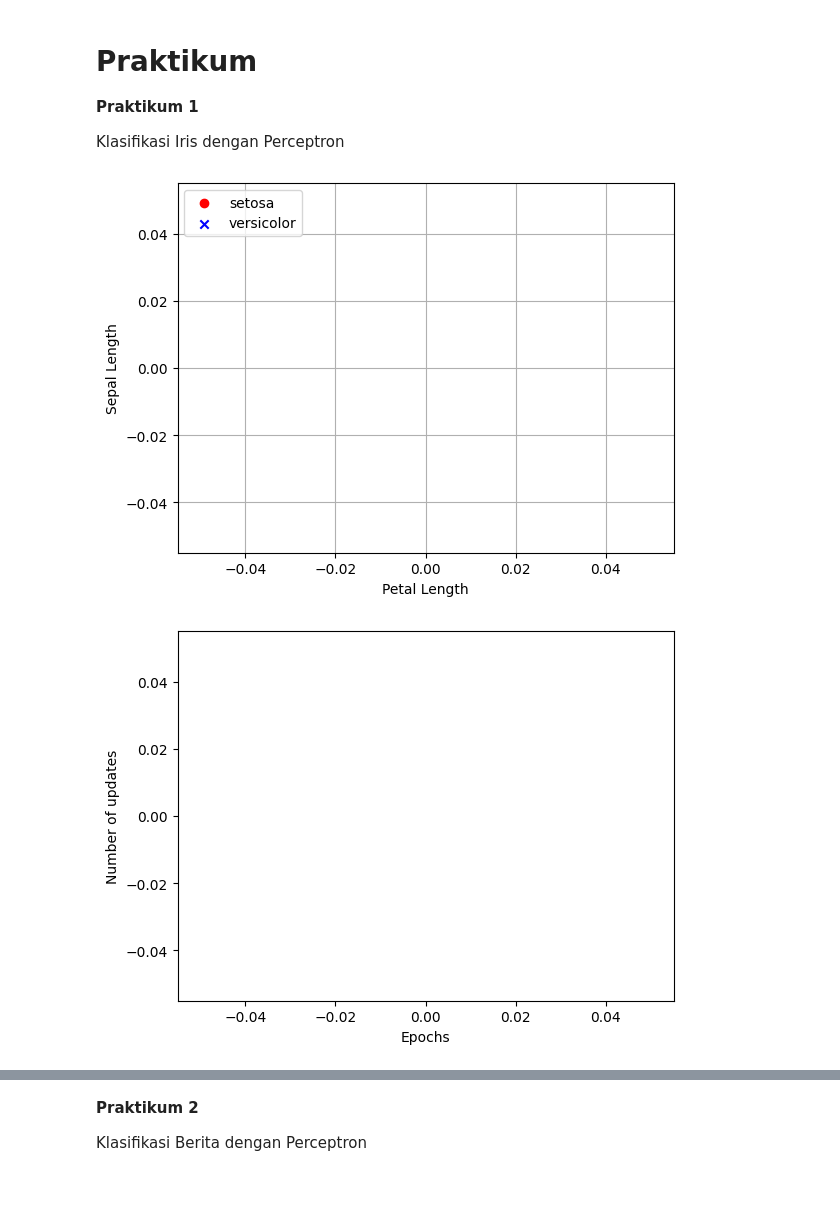
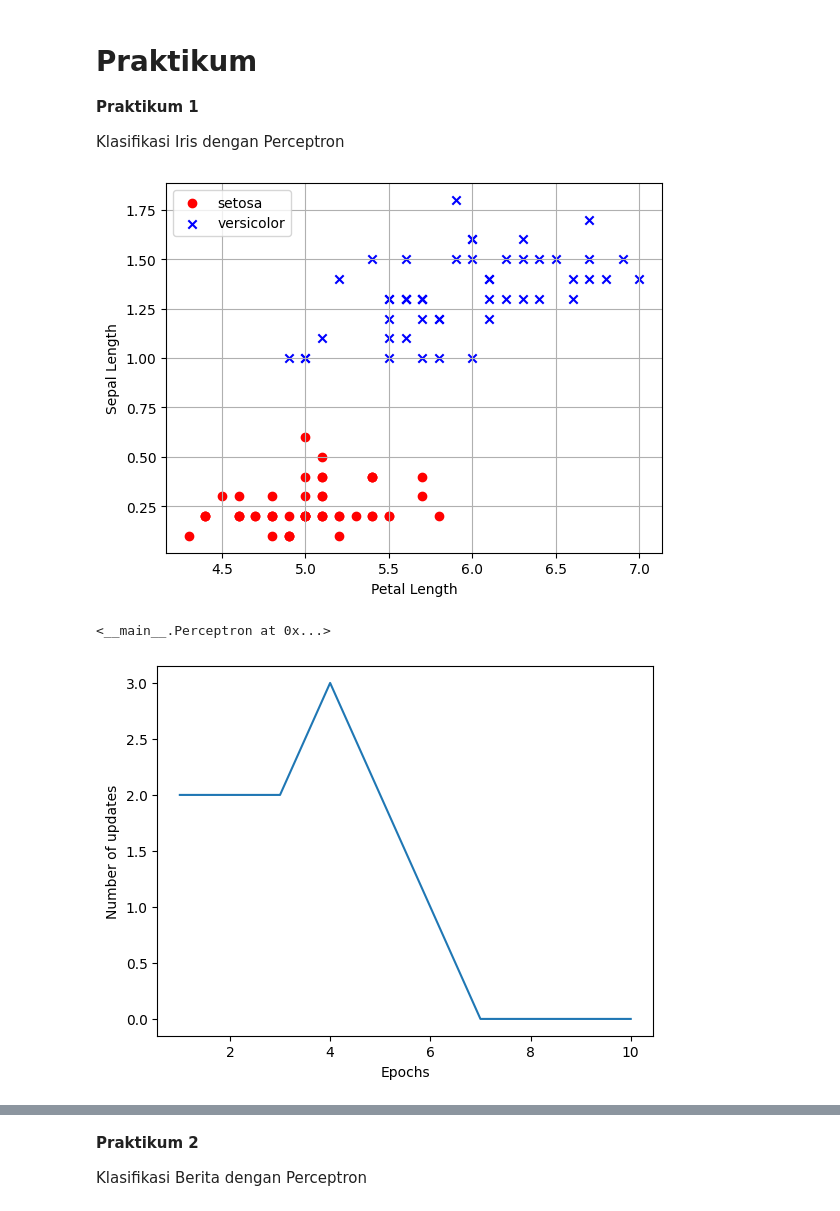
Before and after one commit to ArhanWR/Machine_Learning, a Jupyter notebook: Modul09_MacLer.ipynb, the cells around one changed output, grey strips where cells are left out. Drawn from its saved outputs; the diff is of its cells as text; code cells hidden in the pictures.

```diff
--- a/Modul09_MacLer.ipynb
+++ b/Modul09_MacLer.ipynb
@@ -20,22 +20,22 @@ import pandas as pd
 import seaborn as sns
 # %%
 # Load Data dan Visualisasi
-df = pd.read_csv('/content/drive/MyDrive/Mesin/iris.csv', header=None)
+df = pd.read_csv('https://archive.ics.uci.edu/ml/machine-learning-databases/iris/iris.data', header=None)
 setosa = df[df[4] == 'Iris-setosa']
 versicolor = df[df[4] == 'Iris-versicolor']
 virginica = df[df[4] == 'Iris-virginica']
 
 a, b = 0, 3
 plt.scatter(setosa[a], setosa[b], color='red', marker='o', label='setosa')
 plt.scatter(versicolor[a], versicolor[b], color='blue', marker='x', label='versicolor')
 
 plt.xlabel('Petal Length')
 plt.ylabel('Sepal Length')
 plt.legend(loc='upper left')
 plt.grid()
 plt.show()
 # %% [output]
-[figure, old version]
+[figure, new version]
 # %%
 # Membuat Kelas Perceptron
 class Perceptron(object):
@@ -72,6 +72,8 @@ X = df.iloc[0:100, [0, 3]].values # slice data latih
 # Fitting Model
 ppn = Perceptron(eta=0.1, n_iter=10)
 ppn.fit(X, y)
+# %% [output]
+<__main__.Perceptron at 0x...>
 # %%
 # Visualisasi Nilai Error Per Epoch
 plt.plot(range(1, len(ppn.errors_)+1), ppn.errors_)
@@ -79,7 +81,7 @@ plt.xlabel('Epochs')
 plt.ylabel('Number of updates')
 plt.show()
 # %% [output]
-[figure, old version]
+[figure, new version]
 # %%
 # Visualiasasi Decision Boundary
 # buat fungsi untuk plot decision region
```
Also changed, not shown: parts of 1 cell of this notebook.
